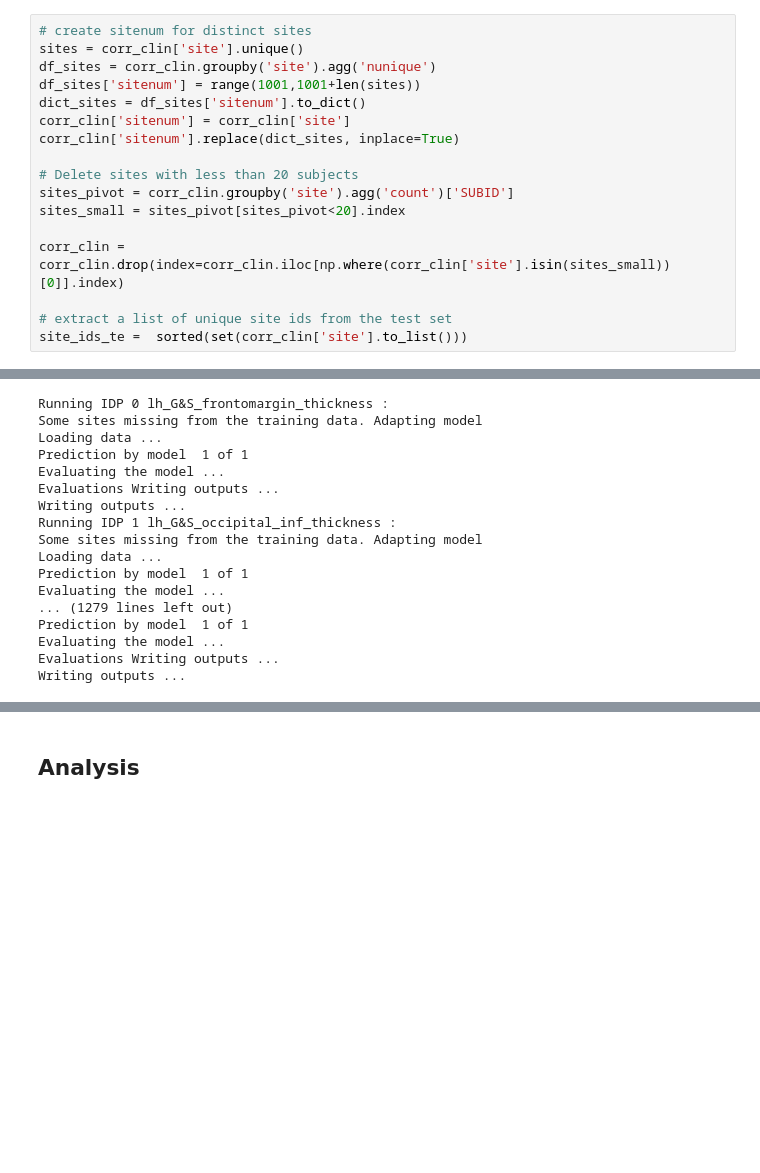
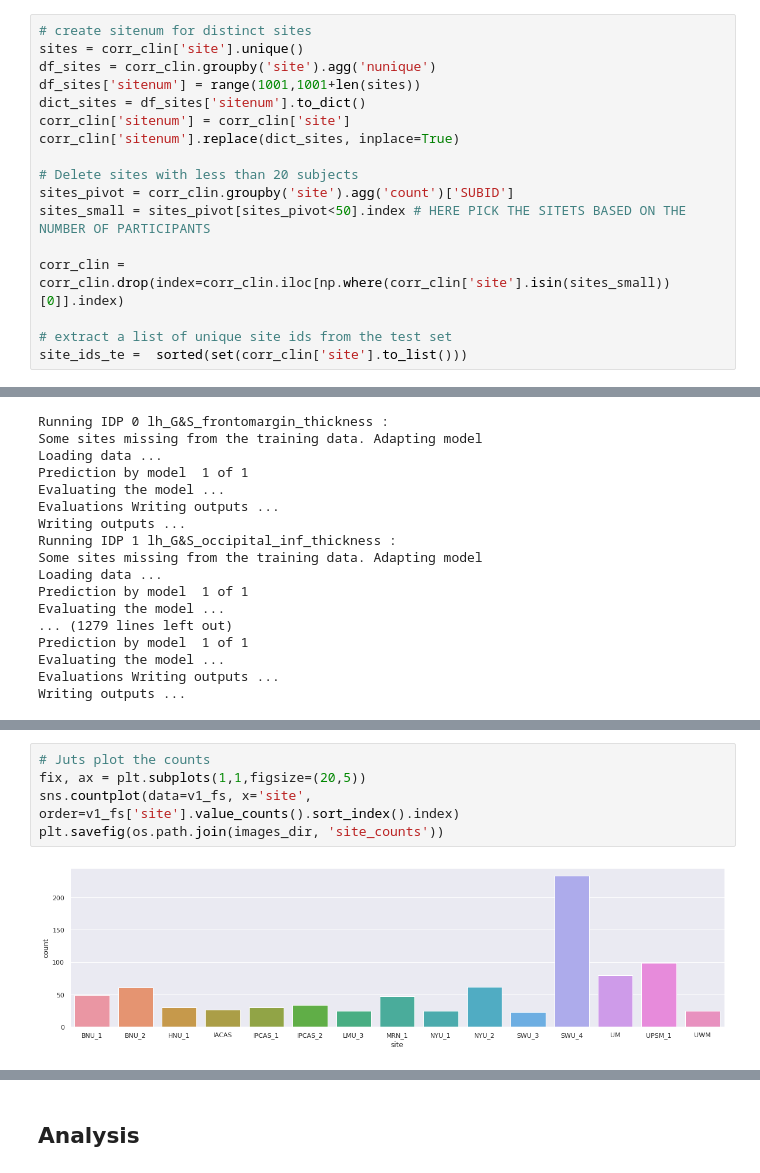
Before and after one commit to bbuckova/ESO_normative, a Jupyter notebook: CORR_data_normative.ipynb, the cells around one changed output, grey strips where cells are left out. Drawn from its saved outputs; the diff is of its cells as text; blank space fills up the shorter version.

```diff
--- a/CORR_data_normative.ipynb
+++ b/CORR_data_normative.ipynb
@@ -86,7 +86,7 @@ corr_clin['sitenum'].replace(dict_sites, inplace=True)
 
 # Delete sites with less than 20 subjects
 sites_pivot = corr_clin.groupby('site').agg('count')['SUBID']
-sites_small = sites_pivot[sites_pivot<20].index
+sites_small = sites_pivot[sites_pivot<50].index # HERE PICK THE SITETS BASED ON THE NUMBER OF PARTICIPANTS
 
 corr_clin = corr_clin.drop(index=corr_clin.iloc[np.where(corr_clin['site'].isin(sites_small))[0]].index)
 
@@ -251,0 +504,7 @@ Writing outputs ...
+# %%
+# Juts plot the counts
+fix, ax = plt.subplots(1,1,figsize=(20,5))
+sns.countplot(data=v1_fs, x='site', order=v1_fs['site'].value_counts().sort_index().index)
+plt.savefig(os.path.join(images_dir, 'site_counts'))
+# %% [output]
+[figure, added]
```
Also changed, not shown: parts of 36 cells of this notebook.
